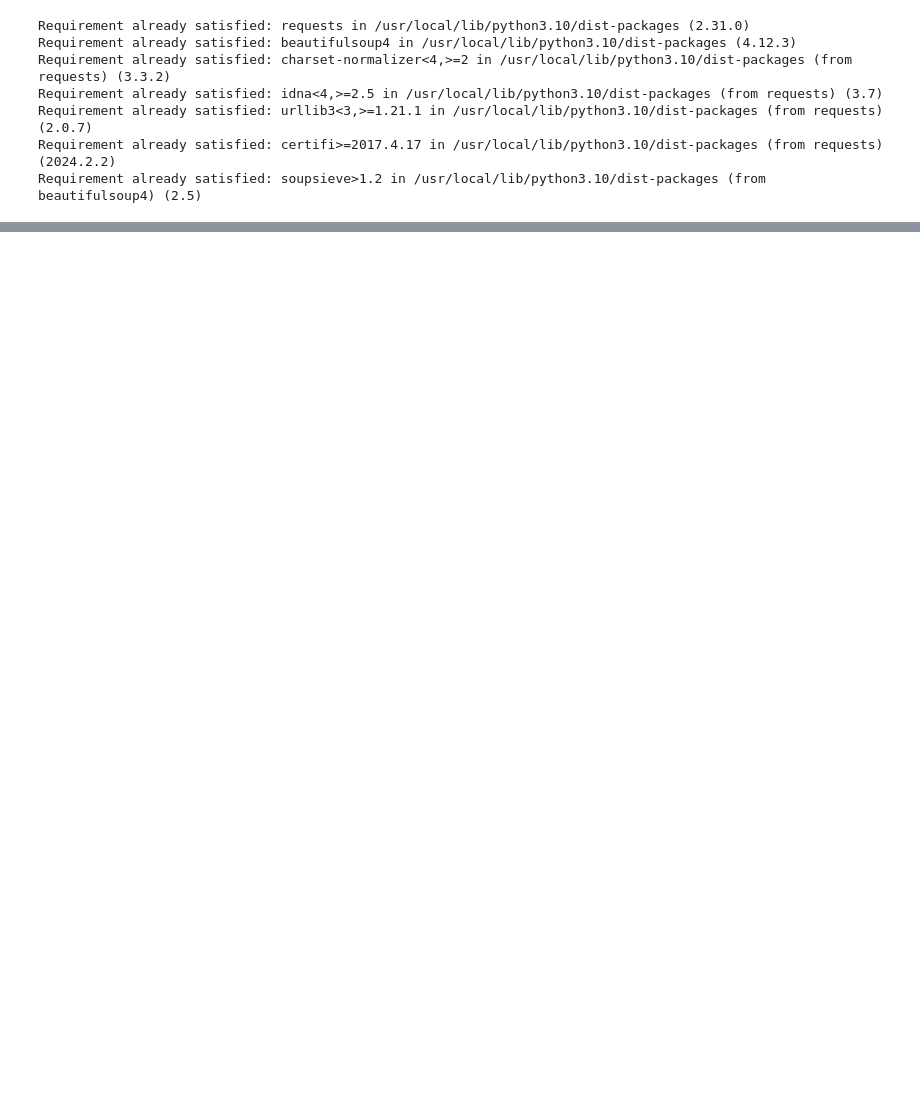
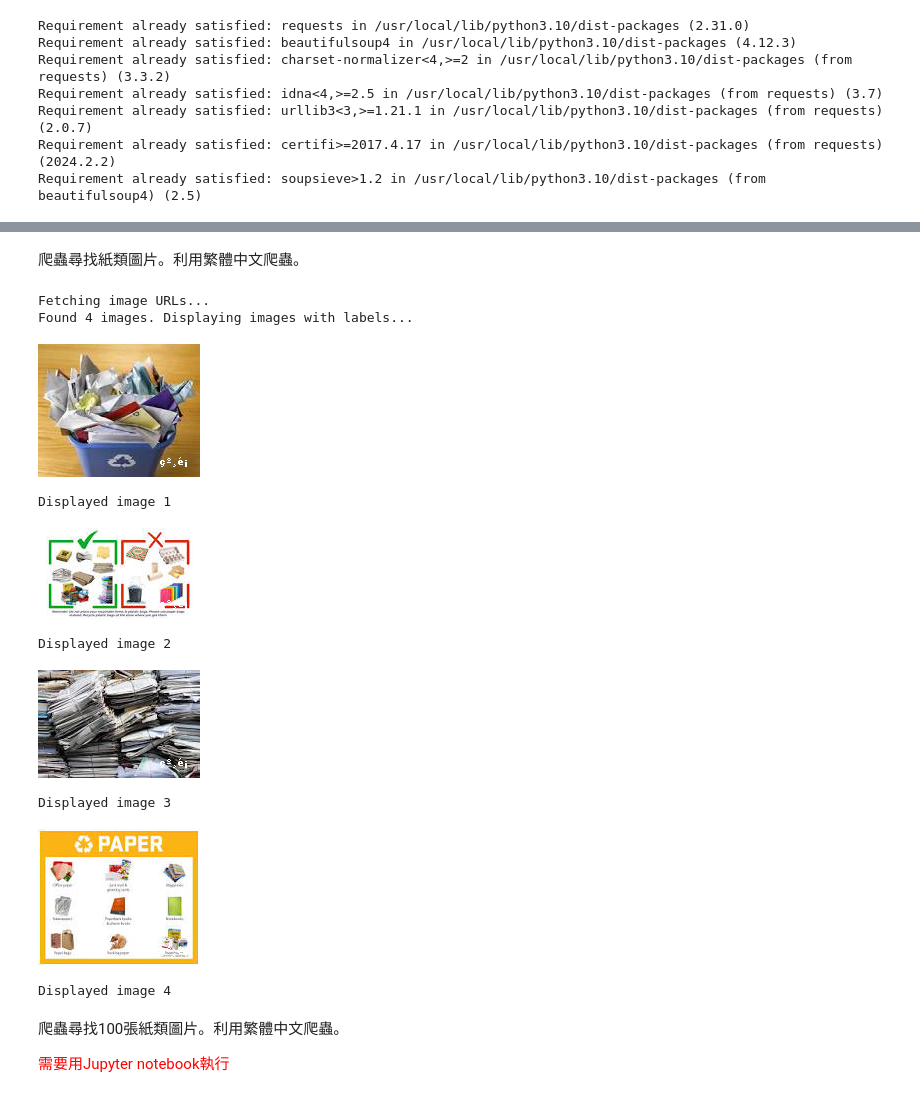
Before and after one commit to ylin08051005/AIDcard.github.io, a Jupyter notebook: AIDcard.ipynb, the cells around one changed output, grey strips where cells are left out. Drawn from its saved outputs; the diff is of its cells as text; code cells hidden in the pictures; blank space fills up the shorter version.

```diff
--- a/AIDcard.ipynb
+++ b/AIDcard.ipynb
@@ -154,0 +116,77 @@ if __name__ == "__main__":
+# %% [markdown]
+爬蟲尋找紙類圖片。利用繁體中文爬蟲。
+# %%
+import requests
+from bs4 import BeautifulSoup
+from PIL import Image, ImageDraw, ImageFont
+from io import BytesIO
+import os
+from IPython.display import display
+
+def fetch_image_urls(query, max_links_to_fetch, headers):
+    search_url = f"https://www.google.com/search?q={query}&tbm=isch"
+    response = requests.get(search_url, headers=headers)
+    response.encoding = 'utf-8'
+    soup = BeautifulSoup(response.text, 'html.parser')
+    image_elements = soup.find_all('img', limit=max_links_to_fetch)
+    image_urls = []
+    for img in image_elements:
+        url = img.get('src') or img.get('data-src')
+        if url and url.startswith('http'):
+            image_urls.append(url)
+    return image_urls
+
+def label_image(img, label):
+    draw = ImageDraw.Draw(img)
+
+    # 使用默認字體
+    font = ImageFont.load_default()
+
+    # 使用 textbbox 計算文本尺寸
+    text_bbox = draw.textbbox((0, 0), label, font=font)
+    position = (img.width - text_bbox[2] - 10, img.height - text_bbox[3] - 10)
+    draw.text(position, label, (255, 255, 255), font=font)
+
+def display_images_with_labels(image_urls, label):
+    headers = {
+        "User-Agent": "Mozilla/5.0 (Windows NT 10.0; Win64; x64) AppleWebKit/537.36 (KHTML, like Gecko) Chrome/58.0.3029.110 Safari/537.3"}
+
+    for i, url in enumerate(image_urls):
+        try:
+            response = requests.get(url, headers=headers)
+            img = Image.open(BytesIO(response.content)).convert('RGB')
+            label_image(img, label.encode('utf-8'))  # 將標籤字符串編碼為UTF-8
+            display(img)
+            print(f"Displayed image {i + 1}")
+        except Exception as e:
+            print(f"Failed to process image {i + 1}: {e}")
+
+def main():
+    query = "paper recycling"
+    max_images = 5
+    headers = {
+        "User-Agent": "Mozilla/5.0 (Windows NT 10.0; Win64; x64) AppleWebKit/537.36 (KHTML, like Gecko) Chrome/58.0.3029.110 Safari/537.3"}
+
+    print("Fetching image URLs...")
+    image_urls = fetch_image_urls(query, max_images, headers)
+    print(f"Found {len(image_urls)} images. Displaying images with labels...")
+
+    display_images_with_labels(image_urls, "纸類")
+
+if __name__ == "__main__":
+    main()
+# %% [output]
+Fetching image URLs...
+Found 4 images. Displaying images with labels...
+[figure, added]
+Displayed image 1
+[figure, added]
+Displayed image 2
+[figure, added]
+Displayed image 3
+[figure, added]
+Displayed image 4
+# %% [markdown]
+爬蟲尋找100張紙類圖片。利用繁體中文爬蟲。
+
+<font color="red">需要用Jupyter notebook執行</font>
```
Also changed, not shown: parts of 11 cells of this notebook.
